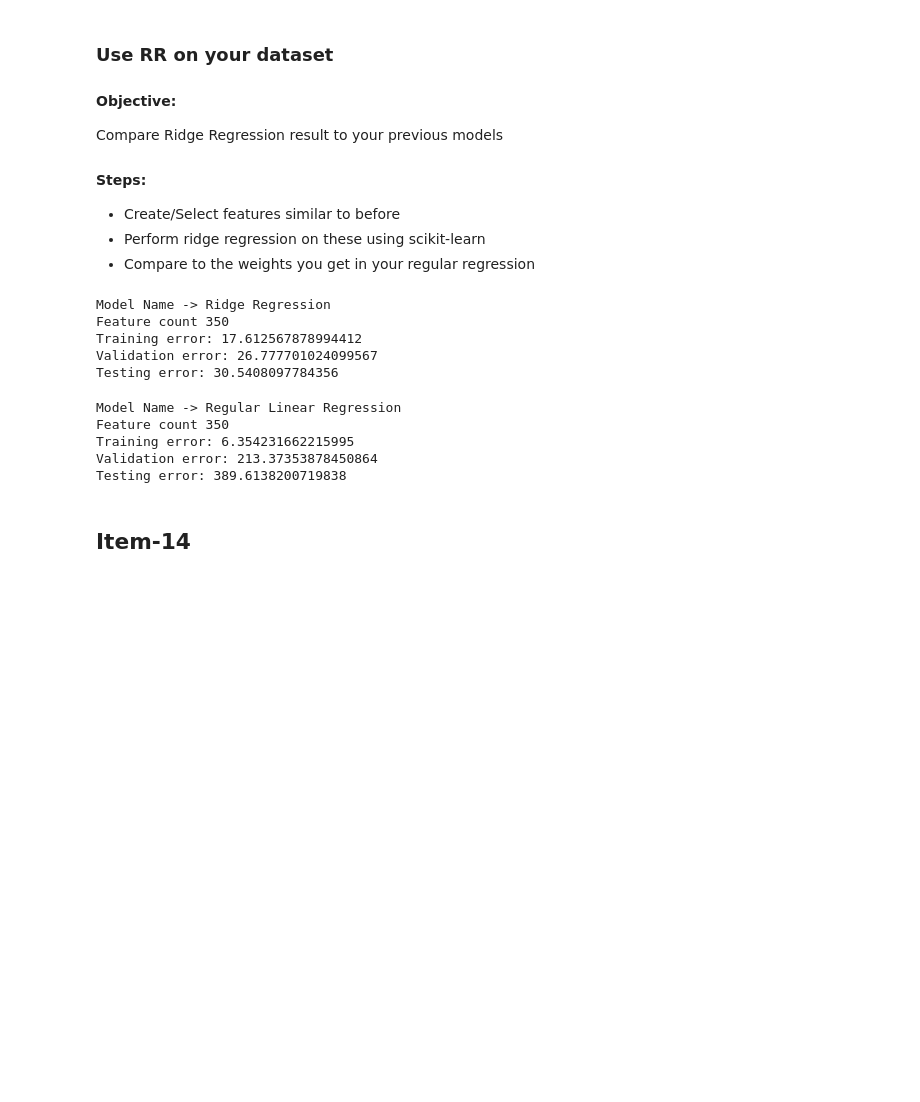
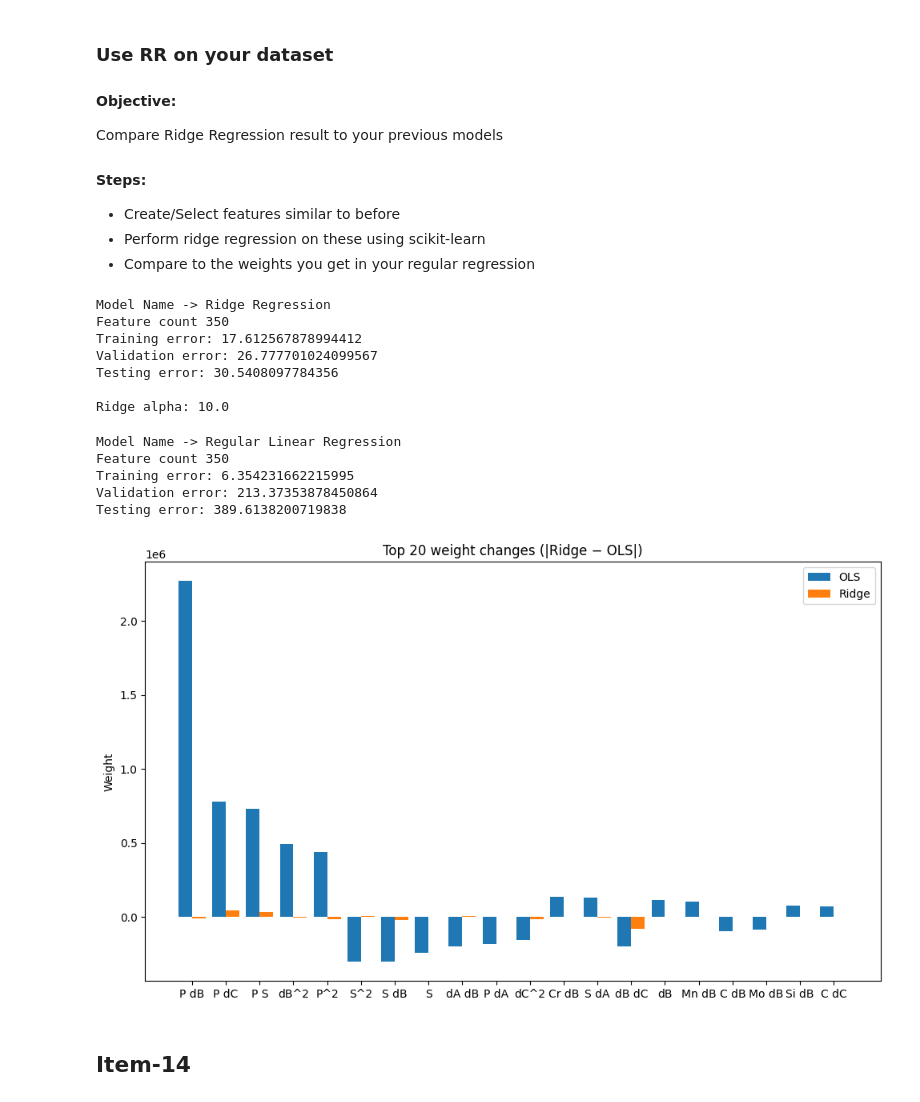
Before and after one commit to ayberkkutlu/Machine-Learning-Course-and-Project, a Jupyter notebook: Notebooks/HW1-Items11-16.ipynb, the cells around one changed output. Cells and saved outputs as stored; diff of their text form; code cells hidden in the pictures; blank space fills up the shorter version.

```diff
--- a/Notebooks/HW1-Items11-16.ipynb
+++ b/Notebooks/HW1-Items11-16.ipynb
@@ -153,23 +167,26 @@ def fit_and_print(p, model_name, X_train=X_train, y_train=y_train, X_test=X_test
     print("Validation error: " + str(rmse(validation_preds, y_val)))
     print("Testing error: " + str(rmse(test_preds, y_test)) + "\n")
 # %%
-p3= Pipeline([
+p3 = Pipeline([
     ("poly",  PolynomialFeatures(degree=2, include_bias=False)),
-    ("scale", StandardScaler()),
+    ("scale", StandardScaler(with_mean=True, with_std=True)),
     ("ridge", RidgeCV(alphas=np.logspace(-4, 4, 33), cv=5))
 ])
 
 fit_and_print(p3, model_name="Ridge Regression")
+print("Ridge alpha:", p3.named_steps["ridge"].alpha_)
 # %% [output]
 Model Name -> Ridge Regression
 Feature count 350
 Training error: 17.612567878994412
 Validation error: 26.777701024099567
 Testing error: 30.5408097784356
+
+Ridge alpha: 10.0
 # %%
-p4= Pipeline([
+p4 = Pipeline([
     ("poly",  PolynomialFeatures(degree=2, include_bias=False)),
-    ("scale", StandardScaler()),
+    ("scale", StandardScaler(with_mean=True, with_std=True)),
     ("ols",   LinearRegression())
 ])
 
@@ -180,3 +197,7 @@ Feature count 350
 Training error: 6.354231662215995
 Validation error: 213.37353878450864
 Testing error: 389.6138200719838
+# %%
+base_names = getattr(X_train, "columns", np.array([f"x{i}" for i in range(X_train.shape[1])]))
+poly = p3.named_steps["poly"]
+feat_names = poly.get_feature_names_out(base_names)
@@ -183,3 +223,32 @@ Testing error: 389.6138200719838
+# %%
+# Build comparison table
+coef_df = pd.DataFrame({
+    "feature": feat_names,
+    "ridge_w": w_ridge,
+    "ols_w":   w_ols
+})
+
+coef_df["abs_ridge"] = np.abs(coef_df["ridge_w"].values)
+coef_df["abs_ols"]   = np.abs(coef_df["ols_w"].values)
+coef_df["diff"]      = coef_df["ridge_w"].values - coef_df["ols_w"].values
+coef_df["abs_diff"]  = np.abs(coef_df["diff"].values)
+# %%
+K = 20
+topK = coef_df.sort_values("abs_diff", ascending=False).head(K).copy()
+
+plt.figure(figsize=(10,6))
+positions = np.arange(len(topK))
+bar_width = 0.4
+plt.bar(positions - bar_width/2, topK["ols_w"], width=0.4, label="OLS")
+plt.bar(positions + bar_width/2, topK["ridge_w"], width=0.4, label="Ridge")
+plt.xticks(positions, topK["feature"])
+plt.ylabel("Weight")
+plt.title(f"Top {K} weight changes (|Ridge − OLS|)")
+plt.legend()
+plt.tight_layout()
+plt.show()
+# %% [output]
+[figure, added]
 # %% [markdown]
 ## Item-14
 # %% [markdown]
```
Also changed, not shown: parts of 16 cells of this notebook.
